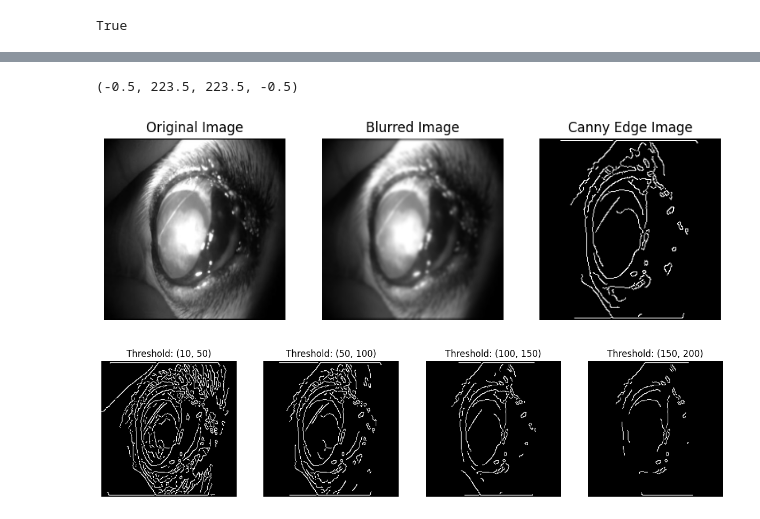
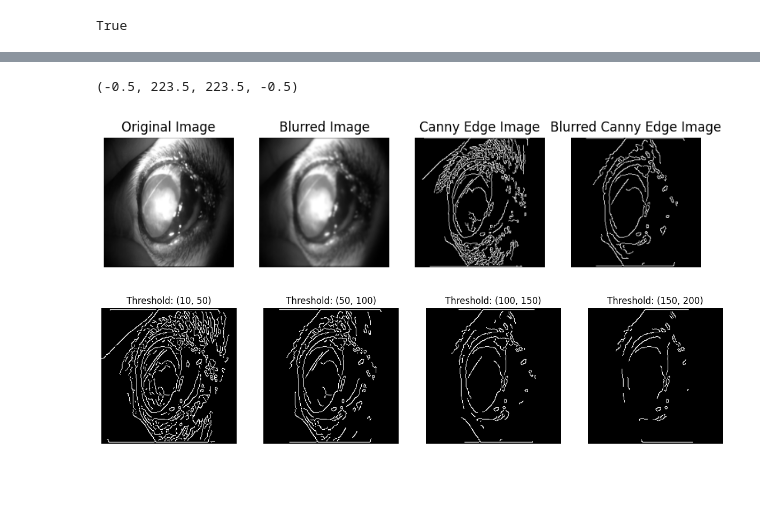
Before and after one commit to hwnam5/Cataract_Classification, a Jupyter notebook: data_preprocessing.ipynb, the cells around one changed output, grey strips where cells are left out. Cells and saved outputs as stored; diff of their text form; code cells hidden in the pictures; blank space fills up the shorter version.

```diff
--- a/data_preprocessing.ipynb
+++ b/data_preprocessing.ipynb
@@ -39,26 +78,31 @@ standardization_image = (normalize_image - mean) / stddev
 # %%
 import matplotlib.pyplot as plt
 
 image = cv2.imread('eye.png', cv2.IMREAD_GRAYSCALE)
 #image = np.array(standardization_image)
 blurred = cv2.GaussianBlur(image, (5, 5), 1.4)
-canny_edge = cv2.Canny(blurred, 50, 150)
+original_canny_edge = cv2.Canny(image, 50, 150)
+blurred_canny_edge = cv2.Canny(blurred, 50, 150)
 
-fig, ax = plt.subplots(1, 3, figsize=(10, 5))
+fig, ax = plt.subplots(1, 4, figsize=(10, 5))
 ax[0].imshow(image, cmap='gray')
 ax[0].set_title('Original Image')
 ax[0].axis('off')
 
 ax[1].imshow(blurred, cmap='gray')
 ax[1].set_title('Blurred Image')
 ax[1].axis('off')
 
-ax[2].imshow(canny_edge, cmap='gray')
+ax[2].imshow(original_canny_edge, cmap='gray')
 ax[2].set_title('Canny Edge Image')
 ax[2].axis('off')
+
+ax[3].imshow(blurred_canny_edge, cmap='gray')
+ax[3].set_title('Blurred Canny Edge Image')
+ax[3].axis('off')
 # %% [output]
 (-0.5, 223.5, 223.5, -0.5)
-[figure, old version]
+[figure, new version]
 # %%
 threshold = [(10, 50), (50, 100), (100, 150), (150, 200)]
 
```
Also changed, not shown: parts of 6 cells of this notebook.
